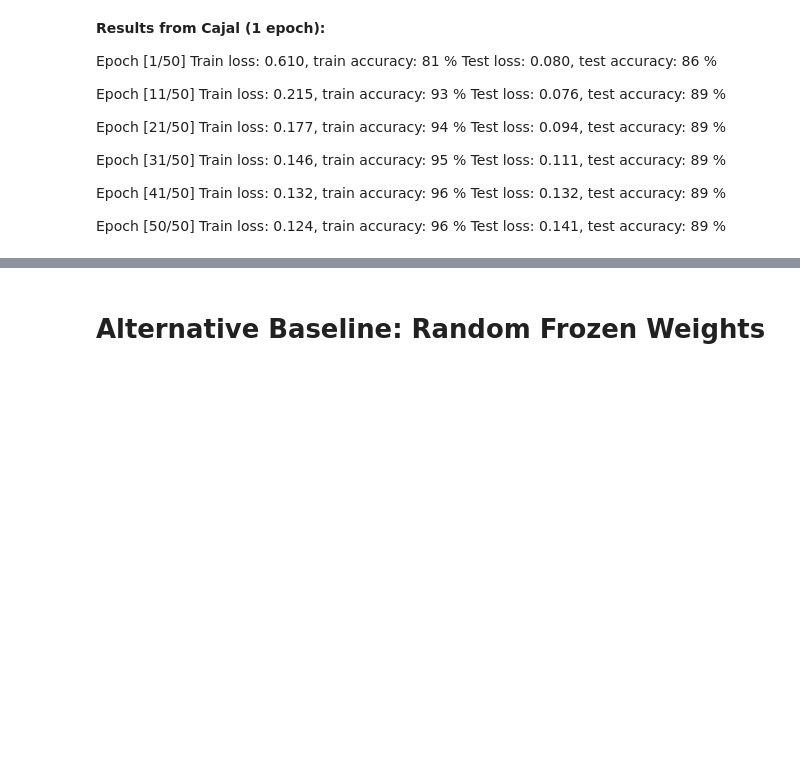
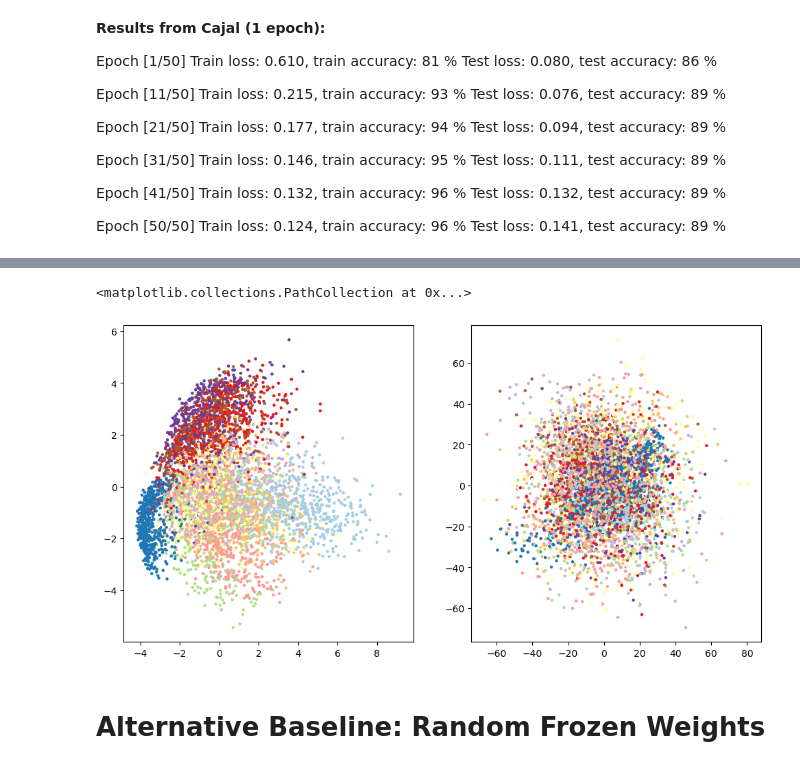
Before and after one commit to cutterdawes/HebbianLearning, a Jupyter notebook: experimental.ipynb, the cells around one changed output, grey strips where cells are left out. Drawn from its saved outputs; the diff is of its cells as text; code cells hidden in the pictures; blank space fills up the shorter version.

```diff
--- a/experimental.ipynb
+++ b/experimental.ipynb
@@ -193,3 +216,20 @@ Test loss: 0.141, 	 test accuracy: 89 %
+# %%
+pca = PCA(n_components=2)
+# %%
+images, labels = next(iter(DataLoader(trainset, batch_size=5000, shuffle=True)))
+# %%
+x = images.reshape(-1, 28*28)
+x_proj = pca.fit_transform(x)
+# %%
+Wx = model.unsup_layer(x)
+Wx_proj = pca.fit_transform(Wx.detach())
+# %%
+fig, axes = plt.subplots(1, 2, figsize=(12, 6))
+axes[0].scatter(x_proj[:, 0], x_proj[:, 1], c=labels, cmap='Paired', s=5)
+axes[1].scatter(Wx_proj[:, 0], Wx_proj[:, 1], c=labels, cmap='Paired', s=5)
+# %% [output]
+<matplotlib.collections.PathCollection at 0x...>
+[figure, added]
 # %% [markdown]
 # Alternative Baseline: Random Frozen Weights
 # %% [markdown]
```
Also changed, not shown: parts of 11 cells of this notebook.
